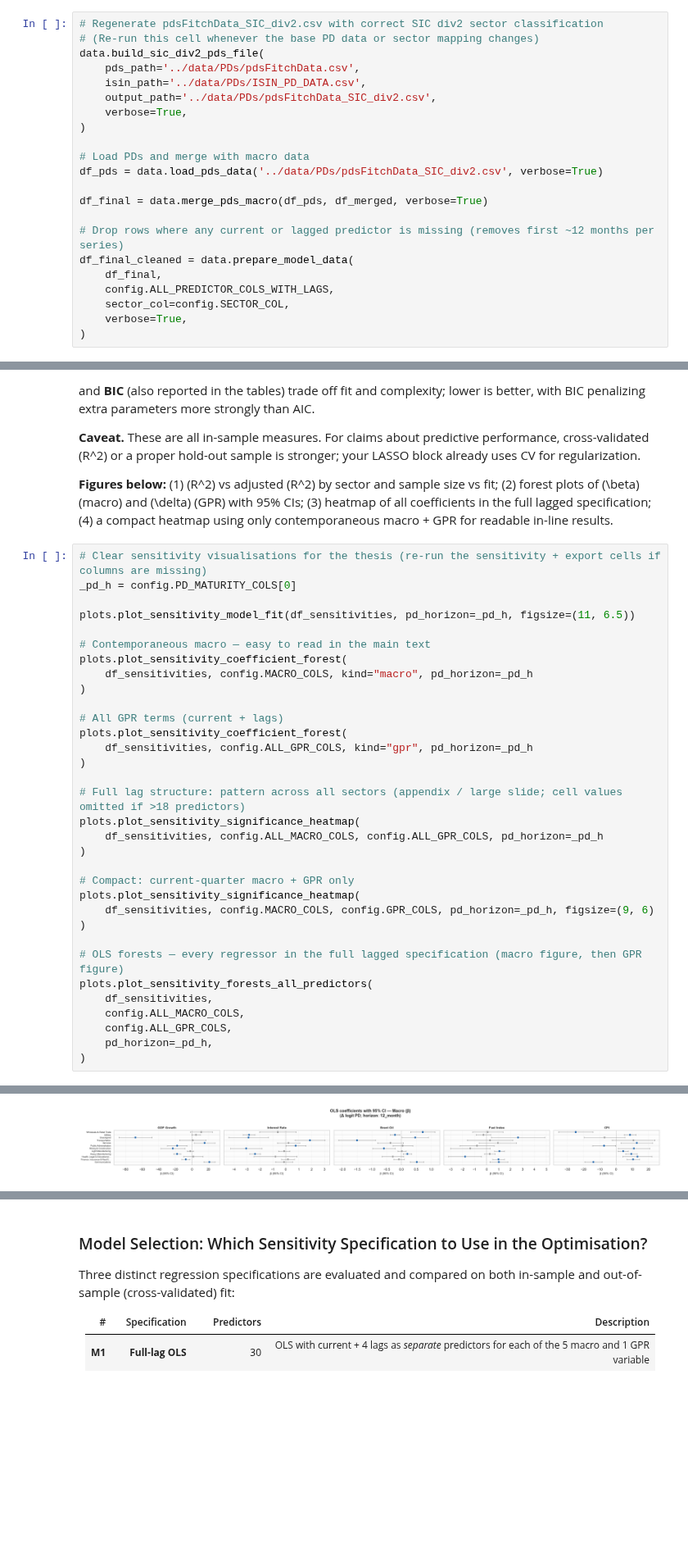
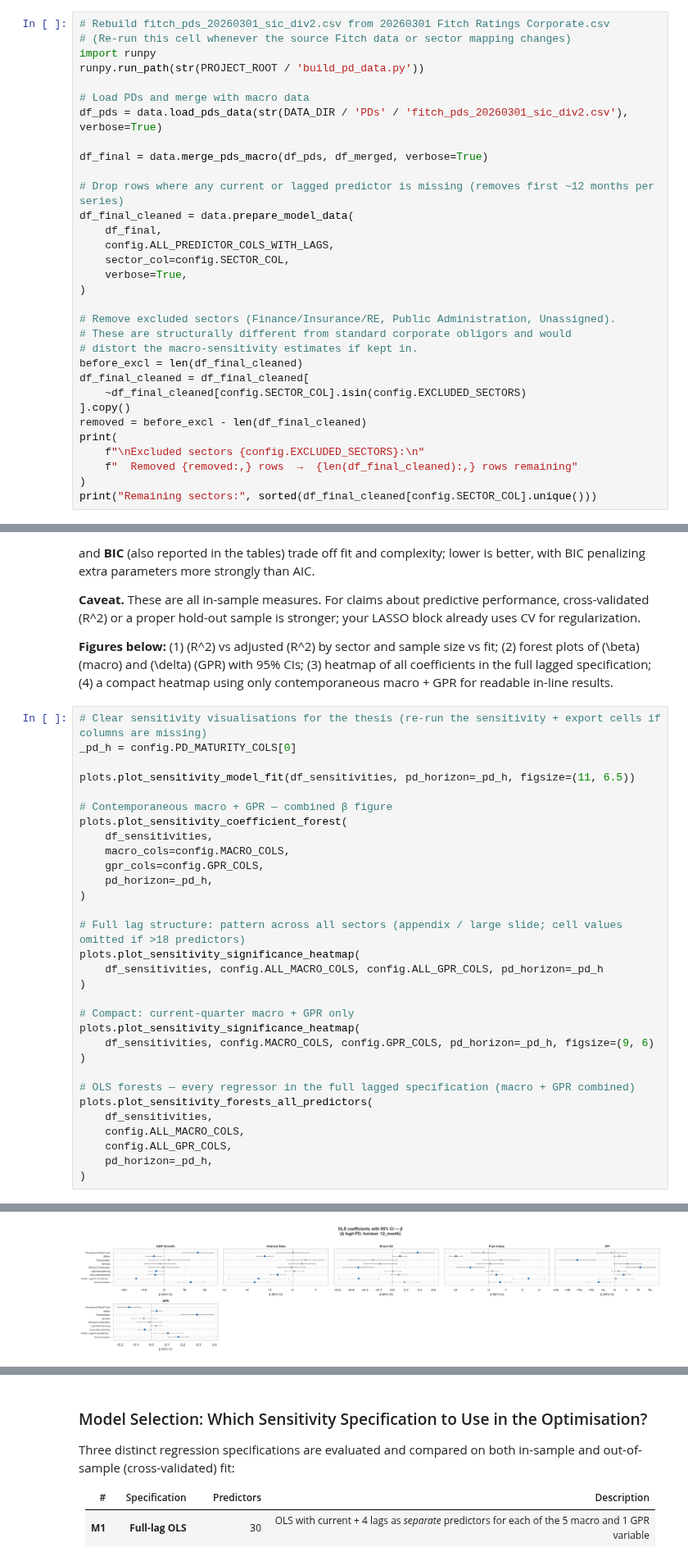
Before and after one commit to Jerresand/Thesis-RST, a Jupyter notebook: 01_pd_analysis/nbmacroDFandSensitivity.ipynb, the cells around one changed output, grey strips where cells are left out. Shown at 82% size. Drawn from its saved outputs; the diff is of its cells as text; blank space fills up the shorter version.

```diff
--- a/01_pd_analysis/nbmacroDFandSensitivity.ipynb
+++ b/01_pd_analysis/nbmacroDFandSensitivity.ipynb
@@ -113,17 +123,13 @@ plots.plot_normal_contours_pairwise(
 # %% [output]
 [figure]
 # %%
-# Regenerate pdsFitchData_SIC_div2.csv with correct SIC div2 sector classification
-# (Re-run this cell whenever the base PD data or sector mapping changes)
-data.build_sic_div2_pds_file(
-    pds_path='../data/PDs/pdsFitchData.csv',
-    isin_path='../data/PDs/ISIN_PD_DATA.csv',
-    output_path='../data/PDs/pdsFitchData_SIC_div2.csv',
-    verbose=True,
-)
+# Rebuild fitch_pds_20260301_sic_div2.csv from 20260301 Fitch Ratings Corporate.csv
+# (Re-run this cell whenever the source Fitch data or sector mapping changes)
+import runpy
+runpy.run_path(str(PROJECT_ROOT / 'build_pd_data.py'))
 
 # Load PDs and merge with macro data
-df_pds = data.load_pds_data('../data/PDs/pdsFitchData_SIC_div2.csv', verbose=True)
+df_pds = data.load_pds_data(str(DATA_DIR / 'PDs' / 'fitch_pds_20260301_sic_div2.csv'), verbose=True)
 
 df_final = data.merge_pds_macro(df_pds, df_merged, verbose=True)
 
@@ -134,4 +140,18 @@ df_final_cleaned = data.prepare_model_data(
     sector_col=config.SECTOR_COL,
     verbose=True,
 )
+
+# Remove excluded sectors (Finance/Insurance/RE, Public Administration, Unassigned).
+# These are structurally different from standard corporate obligors and would
+# distort the macro-sensitivity estimates if kept in.
+before_excl = len(df_final_cleaned)
+df_final_cleaned = df_final_cleaned[
+    ~df_final_cleaned[config.SECTOR_COL].isin(config.EXCLUDED_SECTORS)
+].copy()
+removed = before_excl - len(df_final_cleaned)
+print(
+    f"\nExcluded sectors {config.EXCLUDED_SECTORS}:\n"
+    f"  Removed {removed:,} rows  →  {len(df_final_cleaned):,} rows remaining"
+)
+print("Remaining sectors:", sorted(df_final_cleaned[config.SECTOR_COL].unique()))
 # %% [output]
@@ -303,14 +323,12 @@ _pd_h = config.PD_MATURITY_COLS[0]
 
 plots.plot_sensitivity_model_fit(df_sensitivities, pd_horizon=_pd_h, figsize=(11, 6.5))
 
-# Contemporaneous macro — easy to read in the main text
+# Contemporaneous macro + GPR — combined β figure
 plots.plot_sensitivity_coefficient_forest(
-    df_sensitivities, config.MACRO_COLS, kind="macro", pd_horizon=_pd_h
-)
-
-# All GPR terms (current + lags)
-plots.plot_sensitivity_coefficient_forest(
-    df_sensitivities, config.ALL_GPR_COLS, kind="gpr", pd_horizon=_pd_h
+    df_sensitivities,
+    macro_cols=config.MACRO_COLS,
+    gpr_cols=config.GPR_COLS,
+    pd_horizon=_pd_h,
 )
 
 # Full lag structure: pattern across all sectors (appendix / large slide; cell values omitted if >18 predictors)
@@ -323,7 +341,7 @@ plots.plot_sensitivity_significance_heatmap(
     df_sensitivities, config.MACRO_COLS, config.GPR_COLS, pd_horizon=_pd_h, figsize=(9, 6)
 )
 
-# OLS forests — every regressor in the full lagged specification (macro figure, then GPR figure)
+# OLS forests — every regressor in the full lagged specification (macro + GPR combined)
 plots.plot_sensitivity_forests_all_predictors(
     df_sensitivities,
     config.ALL_MACRO_COLS,
@@ -335 +353 @@ plots.plot_sensitivity_forests_all_predictors(
-[figure, old version]
+[figure, new version]
```
Also changed, not shown: parts of 16 cells of this notebook, 14 other files.
